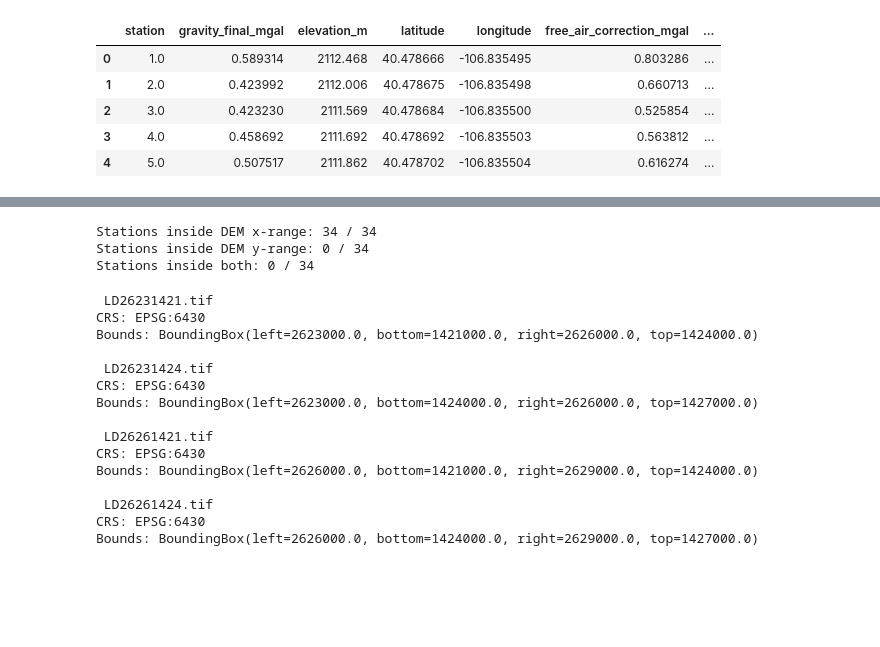
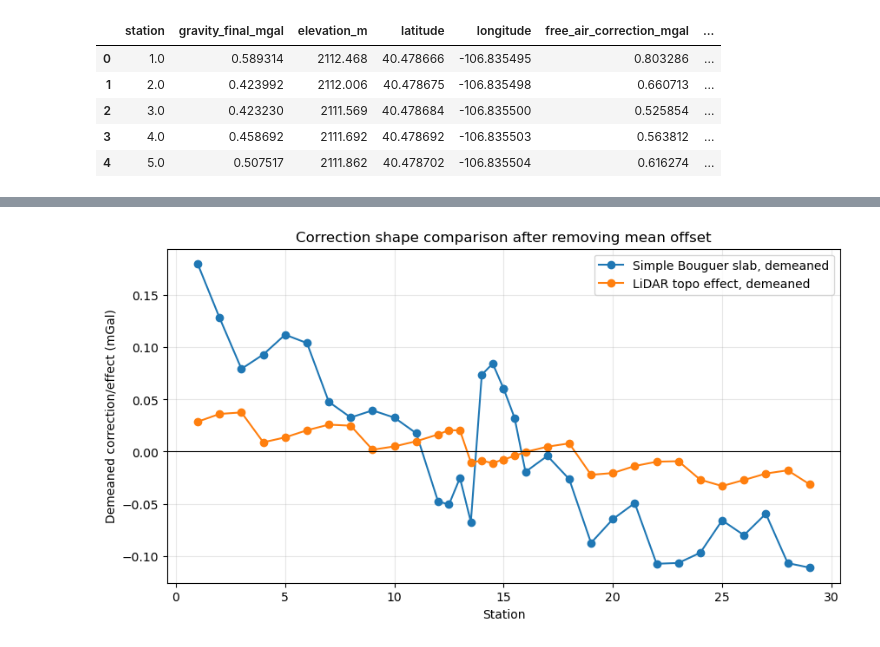
Before and after one commit to tessamurphy16/Geophysical-Characterization-of-the-Historic-Onyx-Mine-in-Steamboat-Springs-CO.-, a Jupyter notebook: notebooks/WORKING ipynb files/Gravity_LiDAR_Terrain_Corrections.ipynb, the cells around one changed output, grey strips where cells are left out. Cells and saved outputs as stored; diff of their text form; code cells hidden in the pictures; blank space fills up the shorter version.

```diff
--- a/notebooks/WORKING ipynb files/Gravity_LiDAR_Terrain_Corrections.ipynb
+++ b/notebooks/WORKING ipynb files/Gravity_LiDAR_Terrain_Corrections.ipynb
@@ -203,42 +168,23 @@ DEM elevation at stations:
-# %%
-inside_x = (
-    (gravity_projected["easting_m"] >= float(topo.easting.min())) &
-    (gravity_projected["easting_m"] <= float(topo.easting.max()))
-)
-
-inside_y = (
-    (gravity_projected["northing_m"] >= float(topo.northing.min())) &
-    (gravity_projected["northing_m"] <= float(topo.northing.max()))
-)
-
-print("Stations inside DEM x-range:", inside_x.sum(), "/", len(gravity_projected))
-print("Stations inside DEM y-range:", inside_y.sum(), "/", len(gravity_projected))
-print("Stations inside both:", (inside_x & inside_y).sum(), "/", len(gravity_projected))
-# %% [output]
-Stations inside DEM x-range: 34 / 34
-Stations inside DEM y-range: 0 / 34
-Stations inside both: 0 / 34
-# %%
-import rasterio
-
-for f in tc.DEM_TILES:
-    with rasterio.open(f) as src:
-        print("\n", f.name)
-        print("CRS:", src.crs)
-        print("Bounds:", src.bounds)
-# %% [output]
- LD26231421.tif
-CRS: EPSG:6430
-Bounds: BoundingBox(left=2623000.0, bottom=1421000.0, right=2626000.0, top=1424000.0)
-
- LD26231424.tif
-CRS: EPSG:6430
-Bounds: BoundingBox(left=2623000.0, bottom=1424000.0, right=2626000.0, top=1427000.0)
-
- LD26261421.tif
-CRS: EPSG:6430
-Bounds: BoundingBox(left=2626000.0, bottom=1421000.0, right=2629000.0, top=1424000.0)
-
- LD26261424.tif
-CRS: EPSG:6430
-Bounds: BoundingBox(left=2626000.0, bottom=1424000.0, right=2629000.0, top=1427000.0)
+# %%
+def plot_qc_demeaned(out):
+    import matplotlib.pyplot as plt
+
+    x = out["station"]
+
+    boug = out["bouguer_correction_mgal"]
+    topo = out["harmonica_topography_effect_mgal"]
+
+    plt.figure(figsize=(10, 5))
+    plt.plot(x, boug - boug.mean(), "o-", label="Simple Bouguer slab, demeaned")
+    plt.plot(x, topo - topo.mean(), "o-", label="LiDAR topo effect, demeaned")
+    plt.axhline(0, color="k", linewidth=0.8)
+    plt.xlabel("Station")
+    plt.ylabel("Demeaned correction/effect (mGal)")
+    plt.title("Correction shape comparison after removing mean offset")
+    plt.grid(True, alpha=0.3)
+    plt.legend()
+    plt.show()
+# %%
+plot_qc_demeaned(out)
+# %% [output]
+[figure, added]
```
Also changed, not shown: parts of 19 cells of this notebook, 1 other file.
